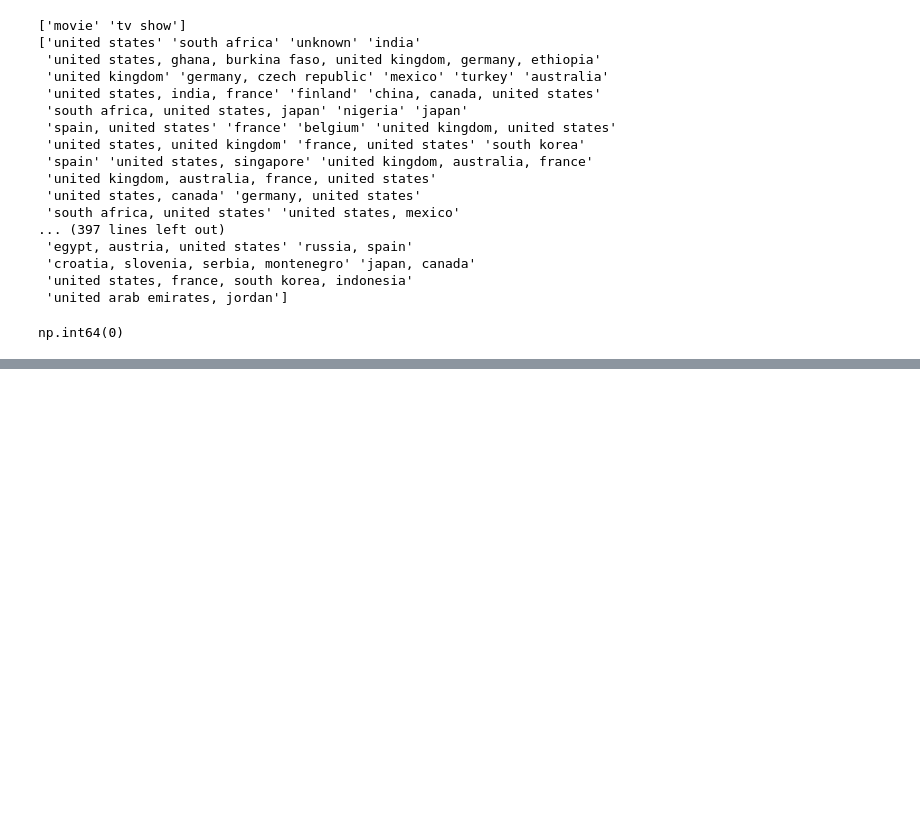
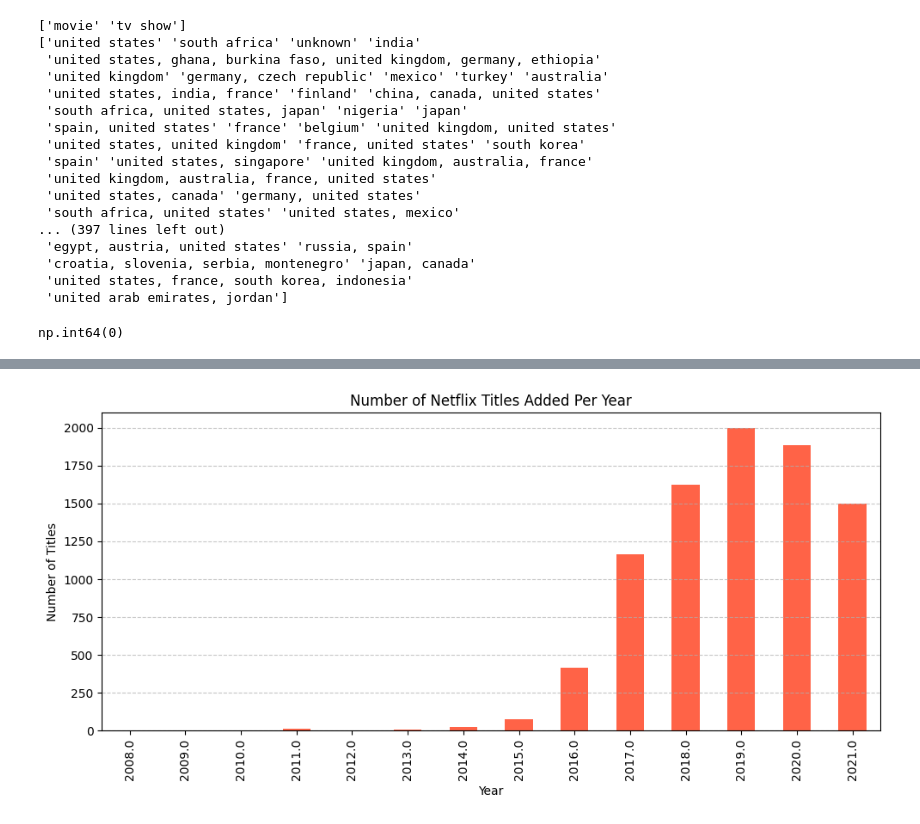
Before and after one commit to ragavarshini3/EL_TASK_1, a Jupyter notebook: EL_TASK_1.ipynb, the cells around one changed output, grey strips where cells are left out. Saved outputs shown, nothing was run; the diff lists cells and outputs as text; code cells hidden in the pictures; blank space fills up the shorter version.

```diff
--- a/EL_TASK_1.ipynb
+++ b/EL_TASK_1.ipynb
@@ -264,3 +264,15 @@ files.download("cleaned_netflix_data.csv")
 # %% [output]
 [interactive output not drawn]
 [interactive output not drawn]
+# %%
+import matplotlib.pyplot as plt
+
+df['added_year'].value_counts().sort_index().plot(kind='bar', color='tomato', figsize=(10,5))
+plt.title('Number of Netflix Titles Added Per Year')
+plt.xlabel('Year')
+plt.ylabel('Number of Titles')
+plt.grid(axis='y', linestyle='--', alpha=0.7)
+plt.tight_layout()
+plt.show()
+# %% [output]
+[figure, added]
```
Also changed, not shown: parts of 2 cells of this notebook.
